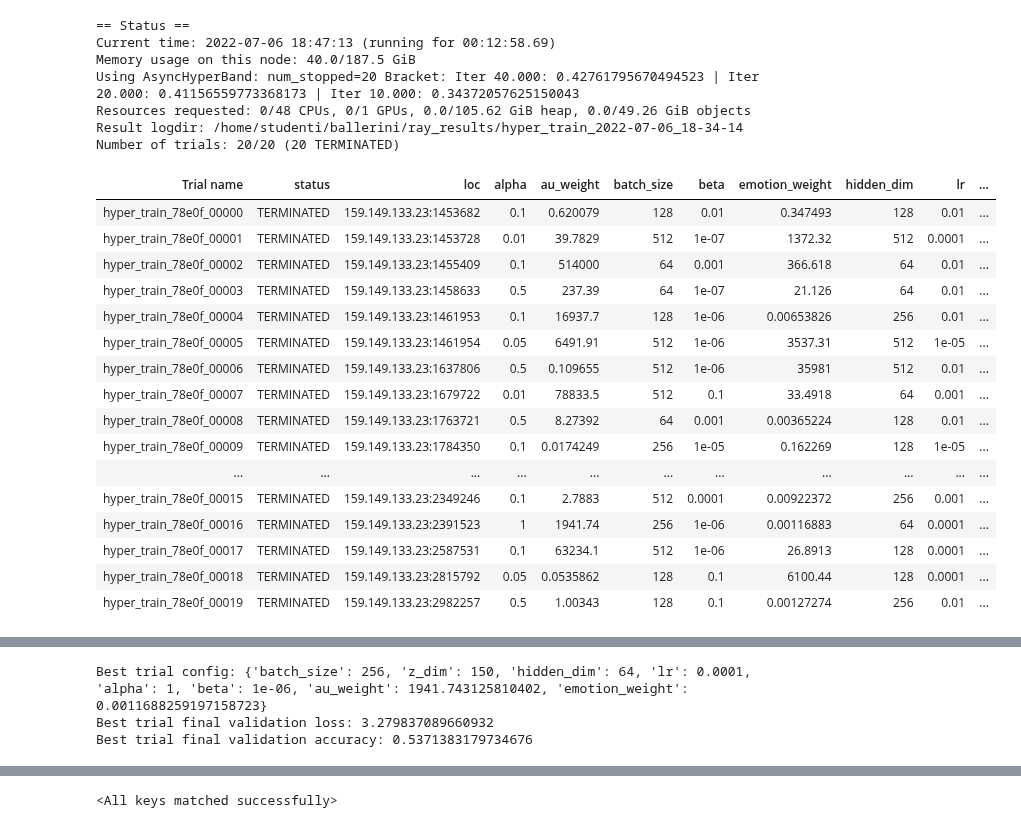
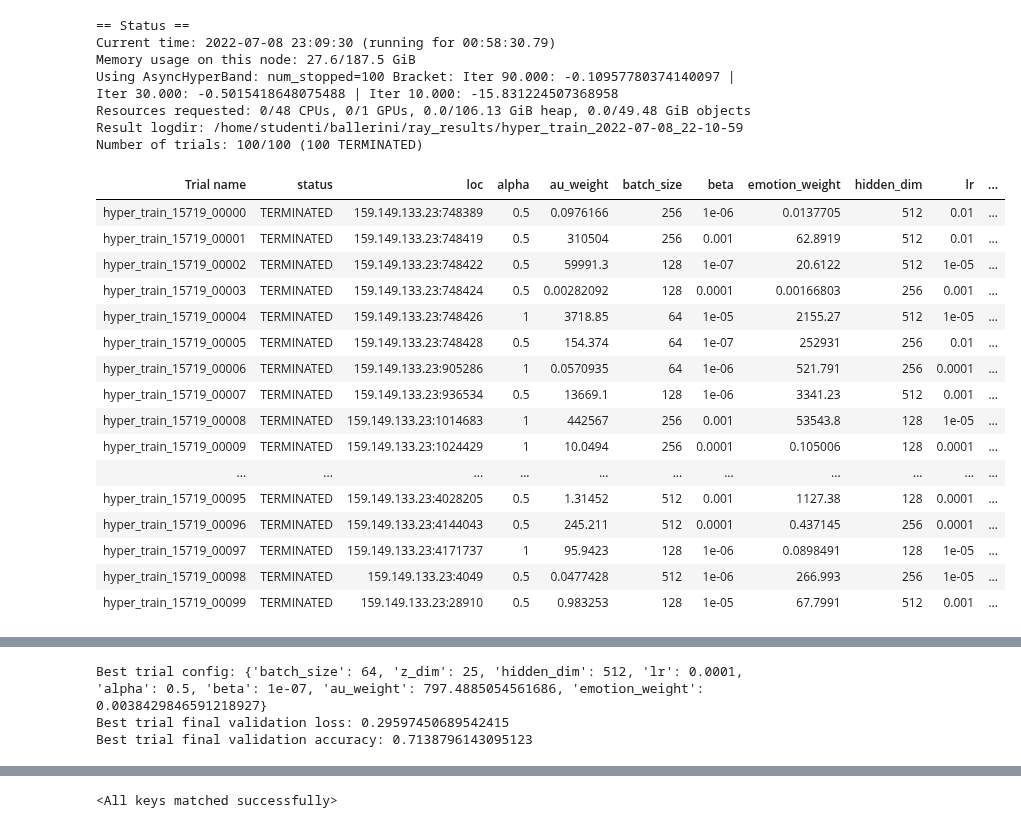
Before and after one commit to Ale-Ba2lero/Multimodal-Emotion-Analysis, a Jupyter notebook: src/mvae_torch/HyperparamTuning.ipynb, the cells around one changed output, grey strips where cells are left out. Drawn from its saved outputs; the diff is of its cells as text; code cells hidden in the pictures.

```diff
--- a/src/mvae_torch/HyperparamTuning.ipynb
+++ b/src/mvae_torch/HyperparamTuning.ipynb
@@ -25,35 +25,35 @@ from ray.tune import JupyterNotebookReporter
 # %%
 num_workers=32
 
-max_num_epochs=50
+max_num_epochs=100
 num_epochs=100
-num_samples=20
+num_samples=100
 betas=[0.95, 0.98]
-data_dir='/home/studenti/ballerini/datasets/au-emo.csv'
+data_dir = '/home/studenti/ballerini/Multimodal_RSA/src/util/au-emo_2.csv'
 checkpoint_dir='./tuning'
-expert = 'fusion'
+expert = 'poe'
 
 modes={'au':True, 'face':None, 'emotion':True}
 
 config = {
     'batch_size':tune.choice([64, 128, 256, 512]),
-    'z_dim':tune.choice([25, 50, 100, 150]),
-    'hidden_dim':tune.choice([64, 128, 256, 512]),
+    'z_dim':tune.choice([25, 50]),
+    'hidden_dim':tune.choice([128, 256, 512]),
     'lr': tune.choice([1e-2, 1e-3, 1e-4, 1e-5]),
-    'alpha': tune.choice([1, 5e-1, 1e-1, 5e-2, 1e-2]),
-    'beta': tune.choice([1e-1, 1e-2, 1e-3, 1e-4, 1e-5, 1e-6, 1e-7]),
+    'alpha': tune.choice([1, 5e-1]),
+    'beta': tune.choice([1e-3, 1e-4, 1e-5, 1e-6, 1e-7]),
     'au_weight':tune.loguniform(1e-3, 1e6),
     'emotion_weight':tune.loguniform(1e-3, 1e6),
 }
 # %%
 def load_data(data_dir='./data'):
     au_dataset = pd.read_csv(data_dir).to_numpy()
-    au = au_dataset[:,:-1]
+    au = au_dataset[:,:-2]
 
     scaler = MinMaxScaler(feature_range=(0, 1))
     au = scaler.fit_transform(au)
 
-    emotions = au_dataset[:,-1].astype(int)-1
+    emotions = au_dataset[:,-2].astype(int)-1
     au_dataset = [(x, y) for x, y in zip(au, emotions)]
 
     trainingset_len = int(len(au_dataset) * 0.8)
@@ -70,7 +70,7 @@ def load_data(data_dir='./data'):
 def hyper_train(config, data_dir, num_epochs, use_cuda=True, checkpoint_dir=None):
     model: torch.nn.Module = build_model(
         cat_dim=8,
-        au_dim=18,
+        au_dim=17,
         latent_space_dim=config['z_dim'],
         hidden_dim=config['hidden_dim'],
         num_filters=None,
@@ -259,51 +259,51 @@ def hyper_train(config, data_dir, num_epochs, use_cuda=True, checkpoint_dir=None
     print("Finished Training")
 # %%
 scheduler = ASHAScheduler(
-    metric="accuracy",
-    mode="max",
+    metric="loss",
+    mode="min",
     max_t=max_num_epochs,
     grace_period=10,
-    reduction_factor=2)
+    reduction_factor=3)
 
 reporter = JupyterNotebookReporter(
     True,
     metric_columns=["accuracy","loss","training_iteration"])
 
 result = tune.run(
         partial(hyper_train, data_dir=data_dir, num_epochs=num_epochs, checkpoint_dir=checkpoint_dir),
         resources_per_trial={"cpu": 8, "gpu": 0.1},
         config=config,
         num_samples=num_samples,
         scheduler=scheduler,
         progress_reporter=reporter)
 
 best_trial = result.get_best_trial("accuracy", "max", "last")
 
 print("Best trial config: {}".format(best_trial.config))
 print("Best trial final validation loss: {}".format(best_trial.last_result["loss"]))
 print("Best trial final validation accuracy: {}".format(best_trial.last_result["accuracy"]))
 # %% [output]
 == Status ==
-Current time: 2022-07-06 18:47:13 (running for 00:12:58.69)
-Memory usage on this node: 40.0/187.5 GiB
-Using AsyncHyperBand: num_stopped=20 Bracket: Iter 40.000: 0.42761795670494523 | Iter 20.000: 0.41156559773368173 | Iter 10.000: 0.34372057625150043
-Resources requested: 0/48 CPUs, 0/1 GPUs, 0.0/105.62 GiB heap, 0.0/49.26 GiB objects
-Result logdir: /home/studenti/ballerini/ray_results/hyper_train_2022-07-06_18-34-14
-Number of trials: 20/20 (20 TERMINATED)
+Current time: 2022-07-08 23:09:30 (running for 00:58:30.79)
+Memory usage on this node: 27.6/187.5 GiB
+Using AsyncHyperBand: num_stopped=100 Bracket: Iter 90.000: -0.10957780374140097 | Iter 30.000: -0.5015418648075488 | Iter 10.000: -15.831224507368958
+Resources requested: 0/48 CPUs, 0/1 GPUs, 0.0/106.13 GiB heap, 0.0/49.48 GiB objects
+Result logdir: /home/studenti/ballerini/ray_results/hyper_train_2022-07-08_22-10-59
+Number of trials: 100/100 (100 TERMINATED)
 | Trial name | status | loc | alpha | au_weight | batch_size | beta | emotion_weight | hidden_dim | lr | ... |
-| hyper_train_78e0f_00000 | TERMINATED | 159.149.133.23:1453682 | 0.1 | 0.620079 | 128 | 0.01 | 0.347493 | 128 | 0.01 | ... |
-| hyper_train_78e0f_00001 | TERMINATED | 159.149.133.23:1453728 | 0.01 | 39.7829 | 512 | 1e-07 | 1372.32 | 512 | 0.0001 | ... |
-| hyper_train_78e0f_00002 | TERMINATED | 159.149.133.23:1455409 | 0.1 | 514000 | 64 | 0.001 | 366.618 | 64 | 0.01 | ... |
-| hyper_train_78e0f_00003 | TERMINATED | 159.149.133.23:1458633 | 0.5 | 237.39 | 64 | 1e-07 | 21.126 | 64 | 0.01 | ... |
-| hyper_train_78e0f_00004 | TERMINATED | 159.149.133.23:1461953 | 0.1 | 16937.7 | 128 | 1e-06 | 0.00653826 | 256 | 0.01 | ... |
-| hyper_train_78e0f_00005 | TERMINATED | 159.149.133.23:1461954 | 0.05 | 6491.91 | 512 | 1e-06 | 3537.31 | 512 | 1e-05 | ... |
-| hyper_train_78e0f_00006 | TERMINATED | 159.149.133.23:1637806 | 0.5 | 0.109655 | 512 | 1e-06 | 35981 | 512 | 0.01 | ... |
-| hyper_train_78e0f_00007 | TERMINATED | 159.149.133.23:1679722 | 0.01 | 78833.5 | 512 | 0.1 | 33.4918 | 64 | 0.001 | ... |
-| hyper_train_78e0f_00008 | TERMINATED | 159.149.133.23:1763721 | 0.5 | 8.27392 | 64 | 0.001 | 0.00365224 | 128 | 0.01 | ... |
-| hyper_train_78e0f_00009 | TERMINATED | 159.149.133.23:1784350 | 0.1 | 0.0174249 | 256 | 1e-05 | 0.162269 | 128 | 1e-05 | ... |
+| hyper_train_15719_00000 | TERMINATED | 159.149.133.23:748389 | 0.5 | 0.0976166 | 256 | 1e-06 | 0.0137705 | 512 | 0.01 | ... |
+| hyper_train_15719_00001 | TERMINATED | 159.149.133.23:748419 | 0.5 | 310504 | 256 | 0.001 | 62.8919 | 512 | 0.01 | ... |
+| hyper_train_15719_00002 | TERMINATED | 159.149.133.23:748422 | 0.5 | 59991.3 | 128 | 1e-07 | 20.6122 | 512 | 1e-05 | ... |
+| hyper_train_15719_00003 | TERMINATED | 159.149.133.23:748424 | 0.5 | 0.00282092 | 128 | 0.0001 | 0.00166803 | 256 | 0.001 | ... |
+| hyper_train_15719_00004 | TERMINATED | 159.149.133.23:748426 | 1 | 3718.85 | 64 | 1e-05 | 2155.27 | 512 | 1e-05 | ... |
+| hyper_train_15719_00005 | TERMINATED | 159.149.133.23:748428 | 0.5 | 154.374 | 64 | 1e-07 | 252931 | 256 | 0.01 | ... |
+| hyper_train_15719_00006 | TERMINATED | 159.149.133.23:905286 | 1 | 0.0570935 | 64 | 1e-06 | 521.791 | 256 | 0.0001 | ... |
+| hyper_train_15719_00007 | TERMINATED | 159.149.133.23:936534 | 0.5 | 13669.1 | 128 | 1e-06 | 3341.23 | 512 | 0.001 | ... |
+| hyper_train_15719_00008 | TERMINATED | 159.149.133.23:1014683 | 1 | 442567 | 256 | 0.001 | 53543.8 | 128 | 1e-05 | ... |
+| hyper_train_15719_00009 | TERMINATED | 159.149.133.23:1024429 | 1 | 10.0494 | 256 | 0.0001 | 0.105006 | 128 | 0.0001 | ... |
 | ... | ... | ... | ... | ... | ... | ... | ... | ... | ... | ... |
-| hyper_train_78e0f_00015 | TERMINATED | 159.149.133.23:2349246 | 0.1 | 2.7883 | 512 | 0.0001 | 0.00922372 | 256 | 0.001 | ... |
-| hyper_train_78e0f_00016 | TERMINATED | 159.149.133.23:2391523 | 1 | 1941.74 | 256 | 1e-06 | 0.00116883 | 64 | 0.0001 | ... |
-| hyper_train_78e0f_00017 | TERMINATED | 159.149.133.23:2587531 | 0.1 | 63234.1 | 512 | 1e-06 | 26.8913 | 128 | 0.0001 | ... |
-| hyper_train_78e0f_00018 | TERMINATED | 159.149.133.23:2815792 | 0.05 | 0.0535862 | 128 | 0.1 | 6100.44 | 128 | 0.0001 | ... |
-| hyper_train_78e0f_00019 | TERMINATED | 159.149.133.23:2982257 | 0.5 | 1.00343 | 128 | 0.1 | 0.00127274 | 256 | 0.01 | ... |
+| hyper_train_15719_00095 | TERMINATED | 159.149.133.23:4028205 | 0.5 | 1.31452 | 512 | 0.001 | 1127.38 | 128 | 0.0001 | ... |
+| hyper_train_15719_00096 | TERMINATED | 159.149.133.23:4144043 | 0.5 | 245.211 | 512 | 0.0001 | 0.437145 | 256 | 0.0001 | ... |
+| hyper_train_15719_00097 | TERMINATED | 159.149.133.23:4171737 | 1 | 95.9423 | 128 | 1e-06 | 0.0898491 | 128 | 1e-05 | ... |
+| hyper_train_15719_00098 | TERMINATED | 159.149.133.23:4049 | 0.5 | 0.0477428 | 512 | 1e-06 | 266.993 | 256 | 1e-05 | ... |
+| hyper_train_15719_00099 | TERMINATED | 159.149.133.23:28910 | 0.5 | 0.983253 | 128 | 1e-05 | 67.7991 | 512 | 0.001 | ... |
@@ -311,6 +311,6 @@ Number of trials: 20/20 (20 TERMINATED)
-Best trial config: {'batch_size': 256, 'z_dim': 150, 'hidden_dim': 64, 'lr': 0.0001, 'alpha': 1, 'beta': 1e-06, 'au_weight': 1941.743125810402, 'emotion_weight': 0.0011688259197158723}
-Best trial final validation loss: 3.279837089660932
-Best trial final validation accuracy: 0.5371383179734676
+Best trial config: {'batch_size': 64, 'z_dim': 25, 'hidden_dim': 512, 'lr': 0.0001, 'alpha': 0.5, 'beta': 1e-07, 'au_weight': 797.4885054561686, 'emotion_weight': 0.0038429846591218927}
+Best trial final validation loss: 0.29597450689542415
+Best trial final validation accuracy: 0.7138796143095123
 # %%
 best_trial.config
 # %% [output]
```
Also changed, not shown: parts of 4 cells of this notebook, 7 other files.
